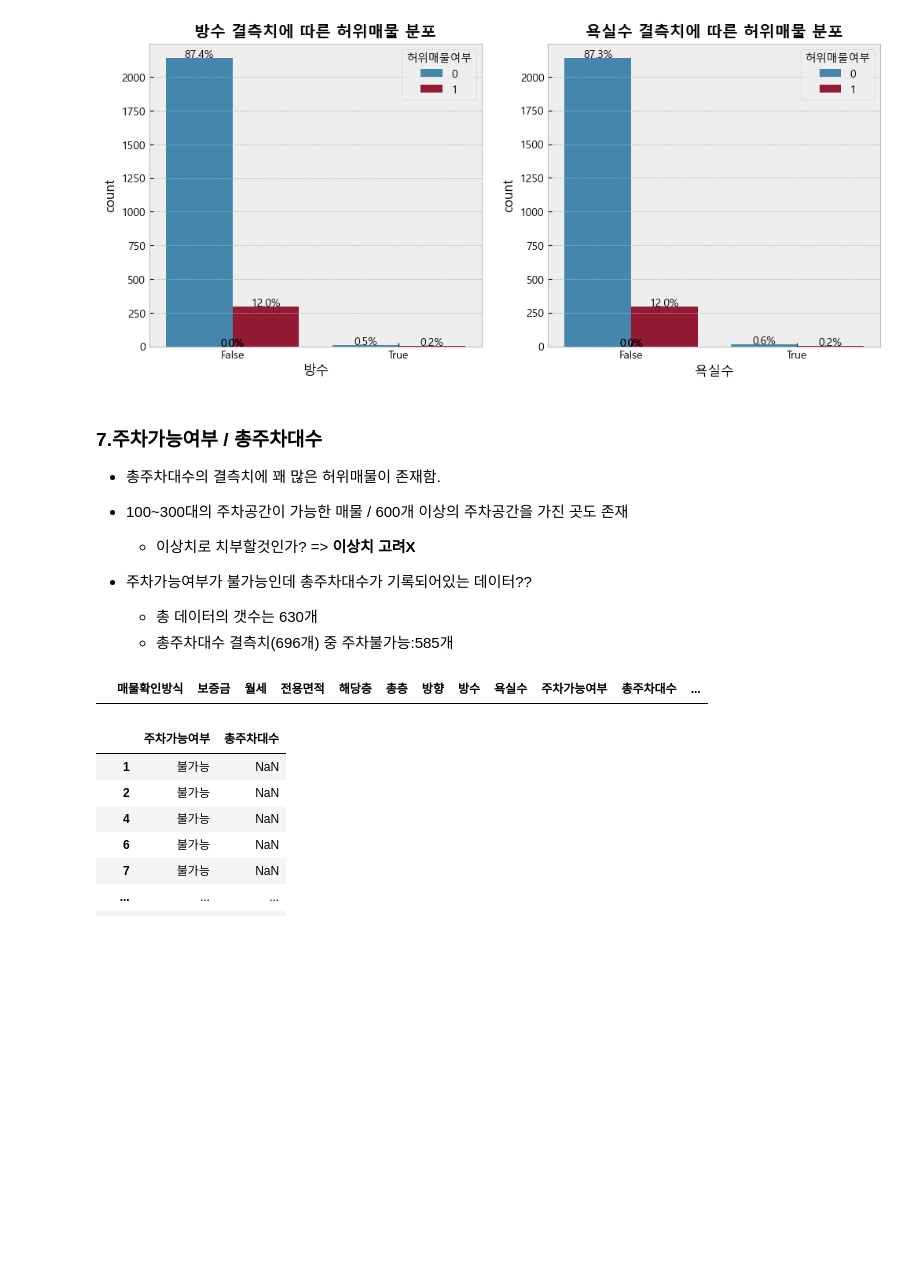
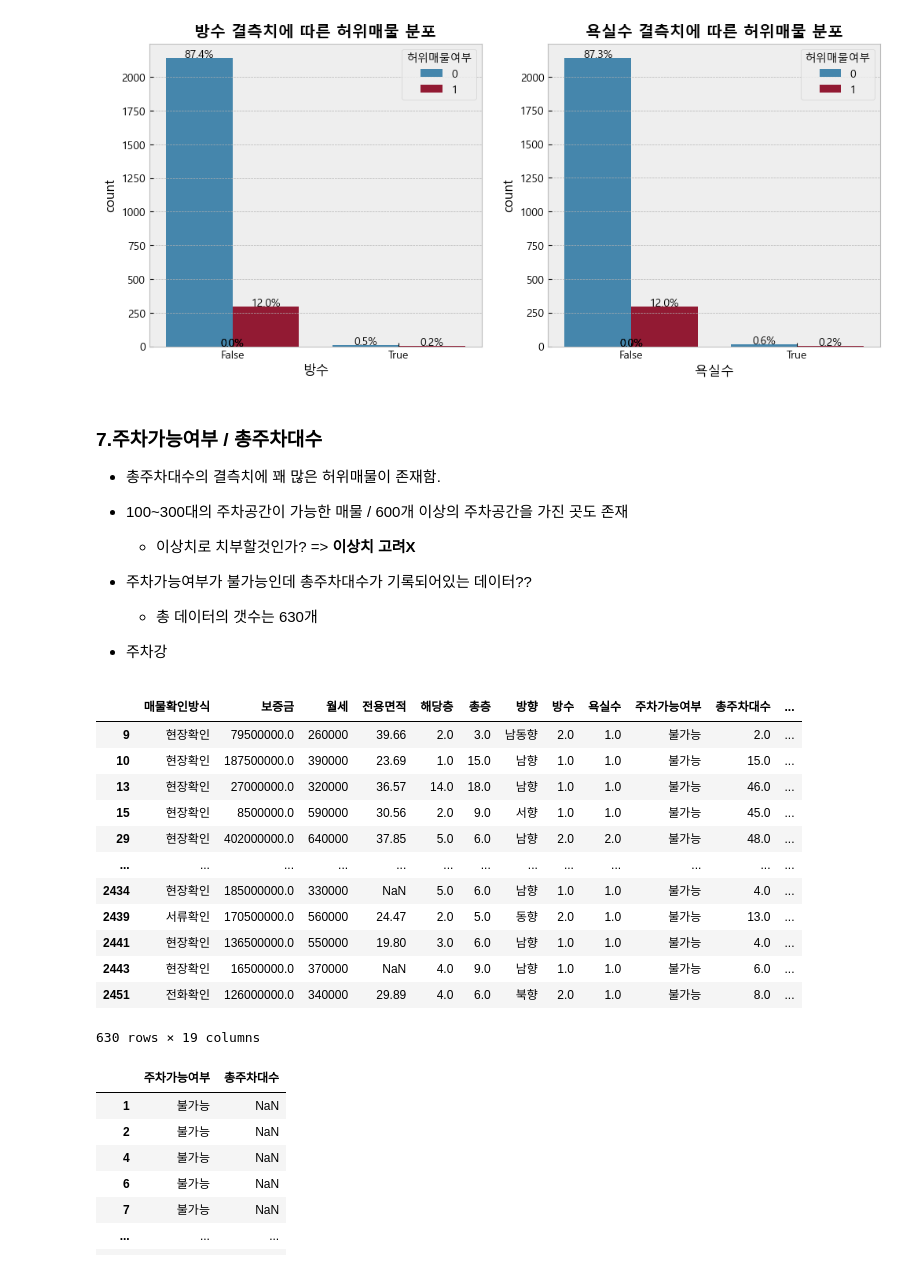
Before and after one commit to han942/vscode, a Jupyter notebook: Dacon/estate.ipynb, the cells around one changed output. Saved outputs shown, nothing was run; the diff lists cells and outputs as text; code cells hidden in the pictures; blank space fills up the shorter version.

```diff
--- a/Dacon/estate.ipynb
+++ b/Dacon/estate.ipynb
@@ -369,11 +369,23 @@ for a in ax:
 
 - 주차가능여부가 불가능인데 총주차대수가 기록되어있는 데이터??
     - 총 데이터의 갯수는 630개
-    - 총주차대수 결측치(696개) 중 주차불가능:585개
+- 주차강
 # %%
-df_tr.loc[(df_tr['주차가능여부']==1)&(df_tr['총주차대수']>0)]
+df_tr.loc[(df_tr['주차가능여부']=='불가능')&(df_tr['총주차대수']>0)]
 # %% [output]
 |  | 매물확인방식 | 보증금 | 월세 | 전용면적 | 해당층 | 총층 | 방향 | 방수 | 욕실수 | 주차가능여부 | 총주차대수 | ... |
+| 9 | 현장확인 | 79500000.0 | 260000 | 39.66 | 2.0 | 3.0 | 남동향 | 2.0 | 1.0 | 불가능 | 2.0 | ... |
+| 10 | 현장확인 | 187500000.0 | 390000 | 23.69 | 1.0 | 15.0 | 남향 | 1.0 | 1.0 | 불가능 | 15.0 | ... |
+| 13 | 현장확인 | 27000000.0 | 320000 | 36.57 | 14.0 | 18.0 | 남향 | 1.0 | 1.0 | 불가능 | 46.0 | ... |
+| 15 | 현장확인 | 8500000.0 | 590000 | 30.56 | 2.0 | 9.0 | 서향 | 1.0 | 1.0 | 불가능 | 45.0 | ... |
+| 29 | 현장확인 | 402000000.0 | 640000 | 37.85 | 5.0 | 6.0 | 남향 | 2.0 | 2.0 | 불가능 | 48.0 | ... |
+| ... | ... | ... | ... | ... | ... | ... | ... | ... | ... | ... | ... | ... |
+| 2434 | 현장확인 | 185000000.0 | 330000 | NaN | 5.0 | 6.0 | 남향 | 1.0 | 1.0 | 불가능 | 4.0 | ... |
+| 2439 | 서류확인 | 170500000.0 | 560000 | 24.47 | 2.0 | 5.0 | 동향 | 2.0 | 1.0 | 불가능 | 13.0 | ... |
+| 2441 | 현장확인 | 136500000.0 | 550000 | 19.80 | 3.0 | 6.0 | 남향 | 1.0 | 1.0 | 불가능 | 4.0 | ... |
+| 2443 | 현장확인 | 16500000.0 | 370000 | NaN | 4.0 | 9.0 | 남향 | 1.0 | 1.0 | 불가능 | 6.0 | ... |
+| 2451 | 전화확인 | 126000000.0 | 340000 | 29.89 | 4.0 | 6.0 | 북향 | 2.0 | 1.0 | 불가능 | 8.0 | ... |
+630 rows × 19 columns
 # %%
 df_tr.loc[df_tr['총주차대수'].isna()][['주차가능여부','총주차대수']]
 # %% [output]
```
Also changed, not shown: parts of 14 cells of this notebook, 1 other file.
